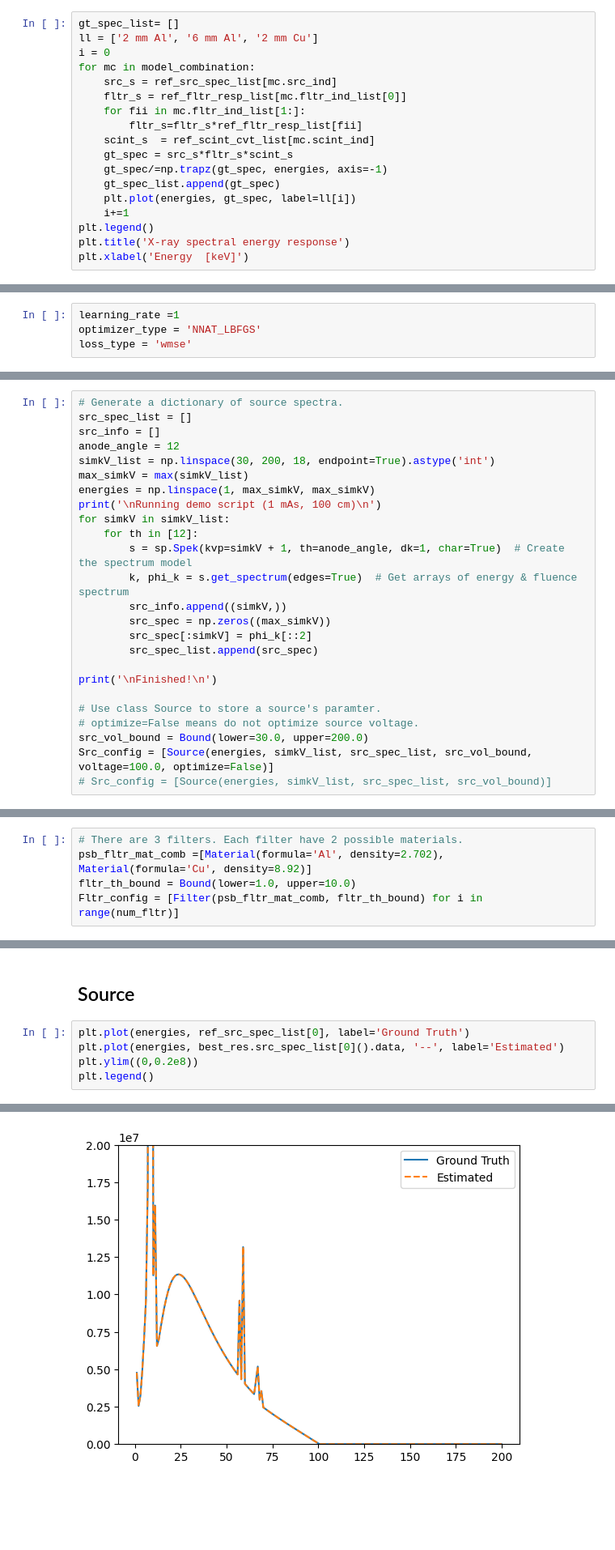
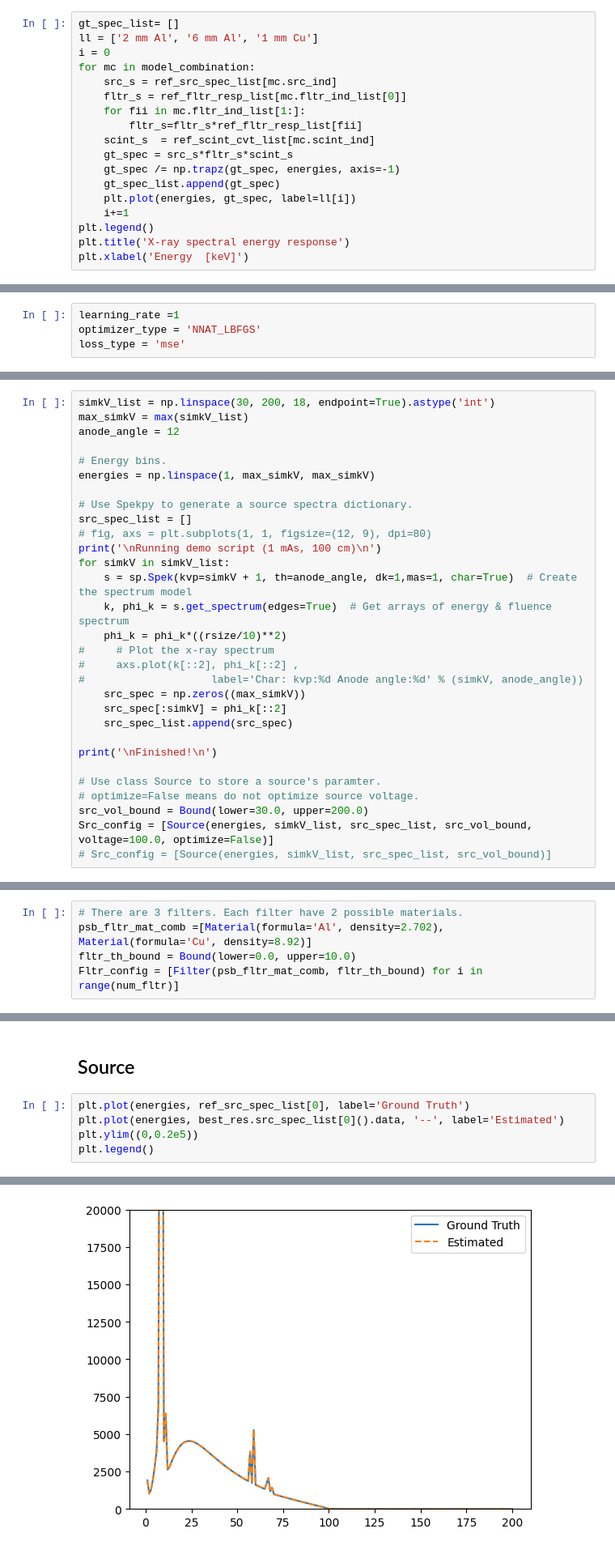
Before and after one commit to cabouman/xcal, a Jupyter notebook: docs/source/ipynb/different_filters.ipynb, the cells around one changed output, grey strips where cells are left out. Shown at 81% size. Saved outputs shown, nothing was run; the diff lists cells and outputs as text; blank space fills up the shorter version.

```diff
--- a/docs/source/ipynb/different_filters.ipynb
+++ b/docs/source/ipynb/different_filters.ipynb
@@ -206,7 +206,7 @@ model_combination = [Model_combination(src_ind=0, fltr_ind_list=[0], scint_ind=0
                     ]
 # %%
 gt_spec_list= []
-ll = ['2 mm Al', '6 mm Al', '2 mm Cu']
+ll = ['2 mm Al', '6 mm Al', '1 mm Cu']
 i = 0
 for mc in model_combination:
     src_s = ref_src_spec_list[mc.src_ind]
@@ -215,7 +215,7 @@ for mc in model_combination:
         fltr_s=fltr_s*ref_fltr_resp_list[fii]
     scint_s  = ref_scint_cvt_list[mc.scint_ind]
     gt_spec = src_s*fltr_s*scint_s
-    gt_spec/=np.trapz(gt_spec, energies, axis=-1)
+    gt_spec /= np.trapz(gt_spec, energies, axis=-1)
     gt_spec_list.append(gt_spec)
     plt.plot(energies, gt_spec, label=ll[i])
     i+=1
@@ -363,7 +375,7 @@ Found system matrix: /Users/damonli/.cache/svmbir/sysmatrix/b85b98379a0ede70bd97
 # %%
 learning_rate =1
 optimizer_type = 'NNAT_LBFGS'
-loss_type = 'wmse'
+loss_type = 'mse'
 # %% [markdown]
 ## B. Read datasets
 # %%
@@ -382,22 +394,27 @@ num_dataset = len(signal_train_list)
 # %% [markdown]
 ### C.1 Source Model
 # %%
-# Generate a dictionary of source spectra.
-src_spec_list = []
-src_info = []
-anode_angle = 12
 simkV_list = np.linspace(30, 200, 18, endpoint=True).astype('int')
 max_simkV = max(simkV_list)
+anode_angle = 12
+
+# Energy bins.
 energies = np.linspace(1, max_simkV, max_simkV)
+
+# Use Spekpy to generate a source spectra dictionary.
+src_spec_list = []
+# fig, axs = plt.subplots(1, 1, figsize=(12, 9), dpi=80)
 print('\nRunning demo script (1 mAs, 100 cm)\n')
 for simkV in simkV_list:
-    for th in [12]:
-        s = sp.Spek(kvp=simkV + 1, th=anode_angle, dk=1, char=True)  # Create the spectrum model
-        k, phi_k = s.get_spectrum(edges=True)  # Get arrays of energy & fluence spectrum
-        src_info.append((simkV,))
-        src_spec = np.zeros((max_simkV))
-        src_spec[:simkV] = phi_k[::2]
-        src_spec_list.append(src_spec)
+    s = sp.Spek(kvp=simkV + 1, th=anode_angle, dk=1,mas=1, char=True)  # Create the spectrum model
+    k, phi_k = s.get_spectrum(edges=True)  # Get arrays of energy & fluence spectrum
+    phi_k = phi_k*((rsize/10)**2)
+#     # Plot the x-ray spectrum
+#     axs.plot(k[::2], phi_k[::2] ,
+#                    label='Char: kvp:%d Anode angle:%d' % (simkV, anode_angle))
+    src_spec = np.zeros((max_simkV))
+    src_spec[:simkV] = phi_k[::2]
+    src_spec_list.append(src_spec)
 
 print('\nFinished!\n')
 
@@ -416,7 +433,7 @@ Finished!
 # %%
 # There are 3 filters. Each filter have 2 possible materials.
 psb_fltr_mat_comb =[Material(formula='Al', density=2.702), Material(formula='Cu', density=8.92)]
-fltr_th_bound = Bound(lower=1.0, upper=10.0)
+fltr_th_bound = Bound(lower=0.0, upper=10.0)
 Fltr_config = [Filter(psb_fltr_mat_comb, fltr_th_bound) for i in range(num_fltr)]
 # %% [markdown]
 ### C.3 Scintillator Model
@@ -504,11 +514,11 @@ spec_distrb_energy_resp(
 # %%
 plt.plot(energies, ref_src_spec_list[0], label='Ground Truth')
 plt.plot(energies, best_res.src_spec_list[0]().data, '--', label='Estimated')
-plt.ylim((0,0.2e8))
+plt.ylim((0,0.2e5))
 plt.legend()
 # %% [output]
 <matplotlib.legend.Legend at 0x...>
-[figure, old version]
+[figure, new version]
 # %% [markdown]
 ## 3 Filters
 # %%
```
Also changed, not shown: parts of 10 cells of this notebook, 1 other file.
